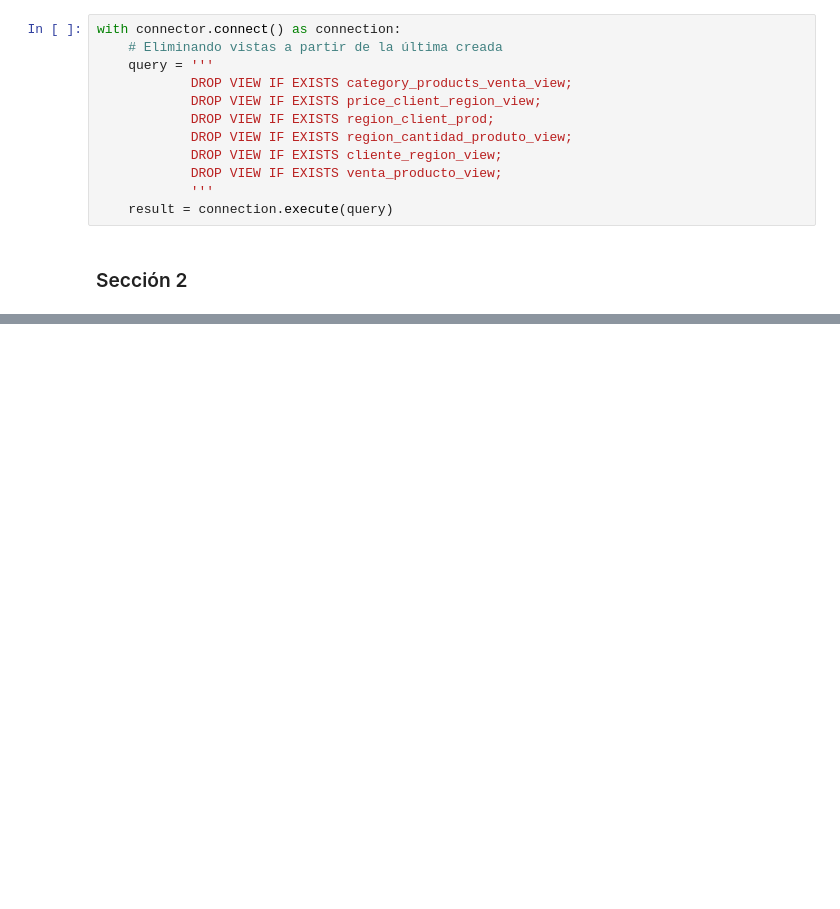
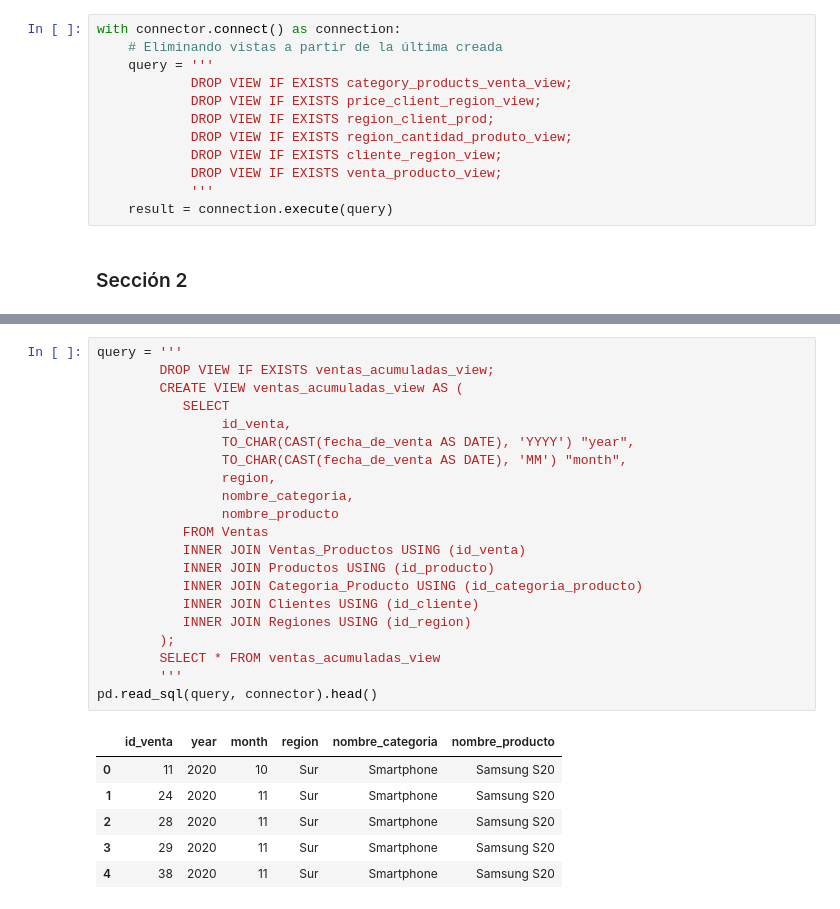
Before and after one commit to edcalderin/BigDataEngineering_ICARO, a Jupyter notebook: TP_Integrador.ipynb, the cells around one changed output, grey strips where cells are left out. Saved outputs shown, nothing was run; the diff lists cells and outputs as text; blank space fills up the shorter version.

```diff
--- a/TP_Integrador.ipynb
+++ b/TP_Integrador.ipynb
@@ -296,0 +312,28 @@ with connector.connect() as connection:
+# %%
+query = '''
+        DROP VIEW IF EXISTS ventas_acumuladas_view;
+        CREATE VIEW ventas_acumuladas_view AS (
+           SELECT
+                id_venta,
+                TO_CHAR(CAST(fecha_de_venta AS DATE), 'YYYY') "year",
+                TO_CHAR(CAST(fecha_de_venta AS DATE), 'MM') "month",
+                region,
+                nombre_categoria,
+                nombre_producto
+           FROM Ventas
+           INNER JOIN Ventas_Productos USING (id_venta)
+           INNER JOIN Productos USING (id_producto)
+           INNER JOIN Categoria_Producto USING (id_categoria_producto)
+           INNER JOIN Clientes USING (id_cliente)
+           INNER JOIN Regiones USING (id_region)
+        );
+        SELECT * FROM ventas_acumuladas_view
+        '''
+pd.read_sql(query, connector).head()
+# %% [output]
+|  | id_venta | year | month | region | nombre_categoria | nombre_producto |
+| 0 | 11 | 2020 | 10 | Sur | Smartphone | Samsung S20 |
+| 1 | 24 | 2020 | 11 | Sur | Smartphone | Samsung S20 |
+| 2 | 28 | 2020 | 11 | Sur | Smartphone | Samsung S20 |
+| 3 | 29 | 2020 | 11 | Sur | Smartphone | Samsung S20 |
+| 4 | 38 | 2020 | 11 | Sur | Smartphone | Samsung S20 |
```
Also changed, not shown: parts of 10 cells of this notebook.
